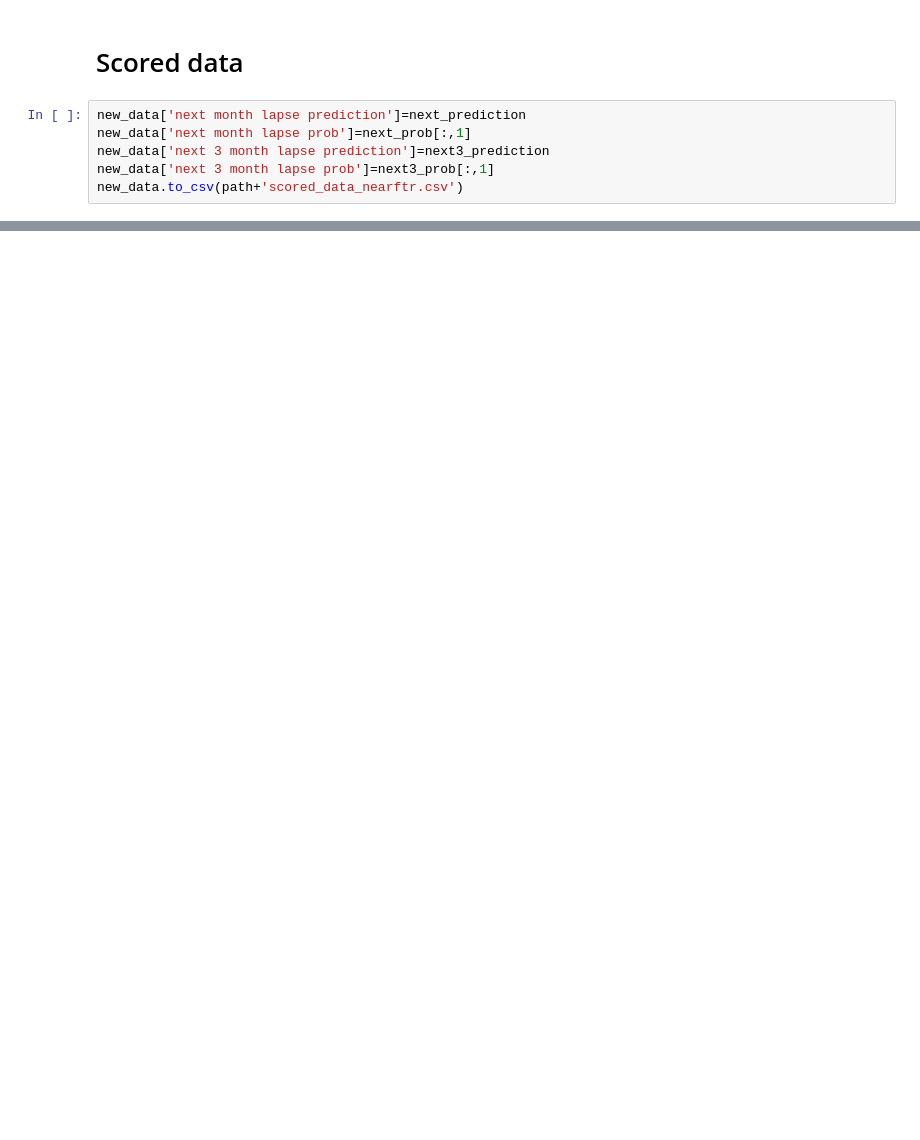
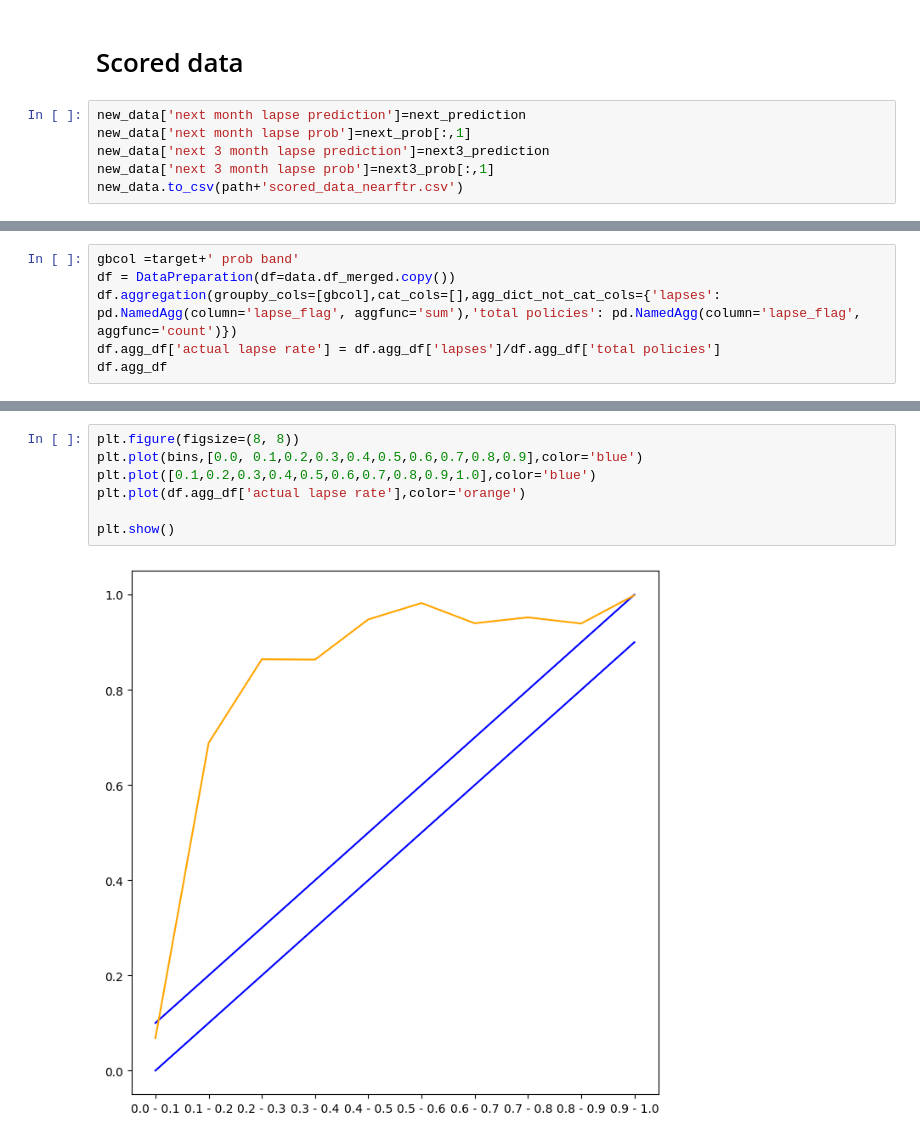
Before and after one commit to Christine-H-code/LapseRate_modeling, a Jupyter notebook: NearFuture/Near_Ftr_Lapse_Models.ipynb, the cells around one changed output, grey strips where cells are left out. Cells and saved outputs as stored; diff of their text form; blank space fills up the shorter version.

```diff
--- a/NearFuture/Near_Ftr_Lapse_Models.ipynb
+++ b/NearFuture/Near_Ftr_Lapse_Models.ipynb
@@ -620,0 +1117,6 @@ new_data.to_csv(path+'scored_data_nearftr.csv')
+# %%
+gbcol =target+' prob band'
+df = DataPreparation(df=data.df_merged.copy())
+df.aggregation(groupby_cols=[gbcol],cat_cols=[],agg_dict_not_cat_cols={'lapses': pd.NamedAgg(column='lapse_flag', aggfunc='sum'),'total policies': pd.NamedAgg(column='lapse_flag', aggfunc='count')})
+df.agg_df['actual lapse rate'] = df.agg_df['lapses']/df.agg_df['total policies']
+df.agg_df
@@ -620,0 +1135,9 @@ new_data.to_csv(path+'scored_data_nearftr.csv')
+# %%
+plt.figure(figsize=(8, 8))
+plt.plot(bins,[0.0, 0.1,0.2,0.3,0.4,0.5,0.6,0.7,0.8,0.9],color='blue')
+plt.plot([0.1,0.2,0.3,0.4,0.5,0.6,0.7,0.8,0.9,1.0],color='blue')
+plt.plot(df.agg_df['actual lapse rate'],color='orange')
+
+plt.show()
+# %% [output]
+[figure, added]
```
Also changed, not shown: parts of 29 cells of this notebook, 1 other file.
